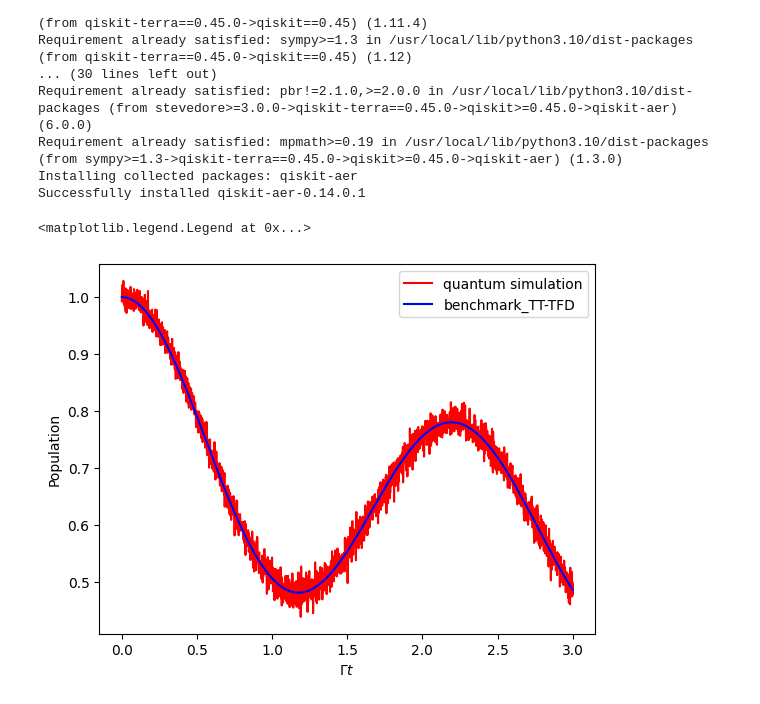
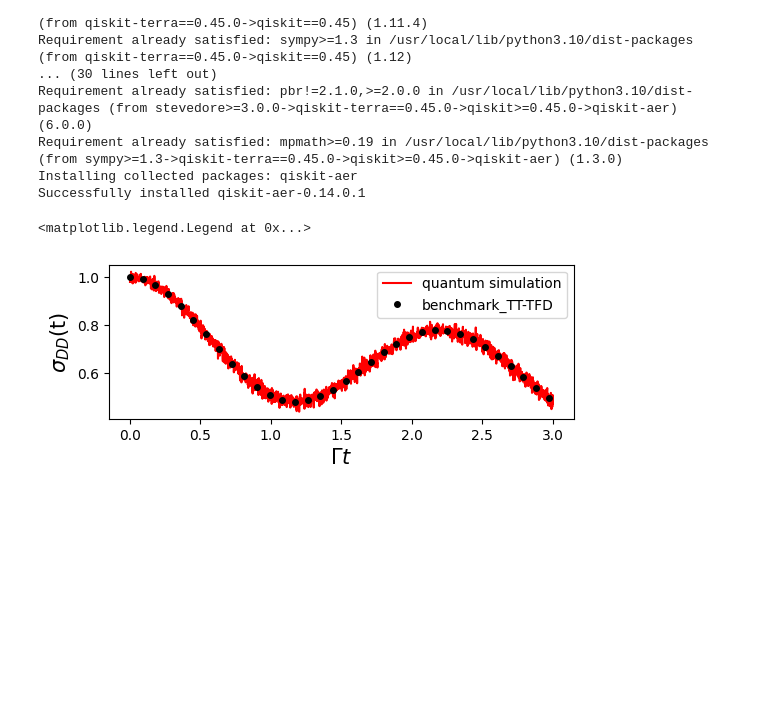
Before and after one commit to XiaohanDan97/CCI_PartIII_GQME, a Jupyter notebook: CCIGQME_Tutorial.ipynb, the cells around one changed output. Cells and saved outputs as stored; diff of their text form; code cells hidden in the pictures; blank space fills up the shorter version.

```diff
--- a/CCIGQME_Tutorial.ipynb
+++ b/CCIGQME_Tutorial.ipynb
@@ -81,3 +88,19 @@ LN0[0][1] = LN0[1][0] = LN0[2][3] = LN0[3][2] = -GAMMA_DA
 LN0[0][2] = LN0[2][0] = LN0[1][3] = LN0[3][1] = GAMMA_DA
 LN0[1][1] = 2. * EPSILON
 LN0[2][2] = -2. * EPSILON
+# %%
+from scipy.linalg import expm
+sigma_liou = np.zeros((TIME_STEPS, DOF_E_SQ), dtype=np.complex_)
+time_arr = np.linspace(0,(TIME_STEPS-1)*DT,TIME_STEPS)
+sigma_liou[0] = np.array([1.0,0,0,0],dtype=np.complex_)
+for i in range(1,TIME_STEPS):
+  sigma_liou[i] = expm(-1j*LN0*i*DT)@sigma_liou[0]
+
+#read TT-TFD result and plot to compare
+timeVec, sigma_tt_tfd = wr.read_operator_array("TTTFD_Output/TFDSigma_")
+plt.figure(figsize=(6,2))
+plt.plot(time_arr, sigma_liou[:,0].real,'b-', label='Liouvillian only')
+plt.plot(timeVec,  sigma_tt_tfd[:,0].real,'ko', markersize=4,markevery=60, label='TT-TFD')
+plt.xlabel('$\Gamma t$',fontsize=15)
+plt.ylabel('$\sigma_{DD}$(t)',fontsize=15)
+plt.legend(loc = 'upper right')
@@ -483,12 +523,13 @@ for i in range(TIME_STEPS):
 # %%
 # Read the exact TT-TFD results
 timeVec, sigma_tt_tfd = wr.read_operator_array("TTTFD_Output/TFDSigma_")
 # Plot the population of the donor and acceptor states
+plt.figure(figsize=(6,2))
 plt.plot(timeVec, pop_donor, 'r-', label="quantum simulation")
-plt.plot(timeVec, sigma_tt_tfd[:,0].real ,'b-', label='benchmark_TT-TFD')
-plt.xlabel('$\Gamma t$')
-plt.ylabel('Population')
-plt.legend()
+plt.plot(timeVec, sigma_tt_tfd[:,0].real ,'ko', markersize=4, markevery=60, label='benchmark_TT-TFD')
+plt.xlabel('$\Gamma t$',fontsize=15)
+plt.ylabel('$\sigma_{DD}$(t)',fontsize=15)
+plt.legend(loc = 'upper right')
 # %% [output]
 <matplotlib.legend.Legend at 0x...>
-[figure, old version]
+[figure, new version]
```
Also changed, not shown: parts of 10 cells of this notebook.
